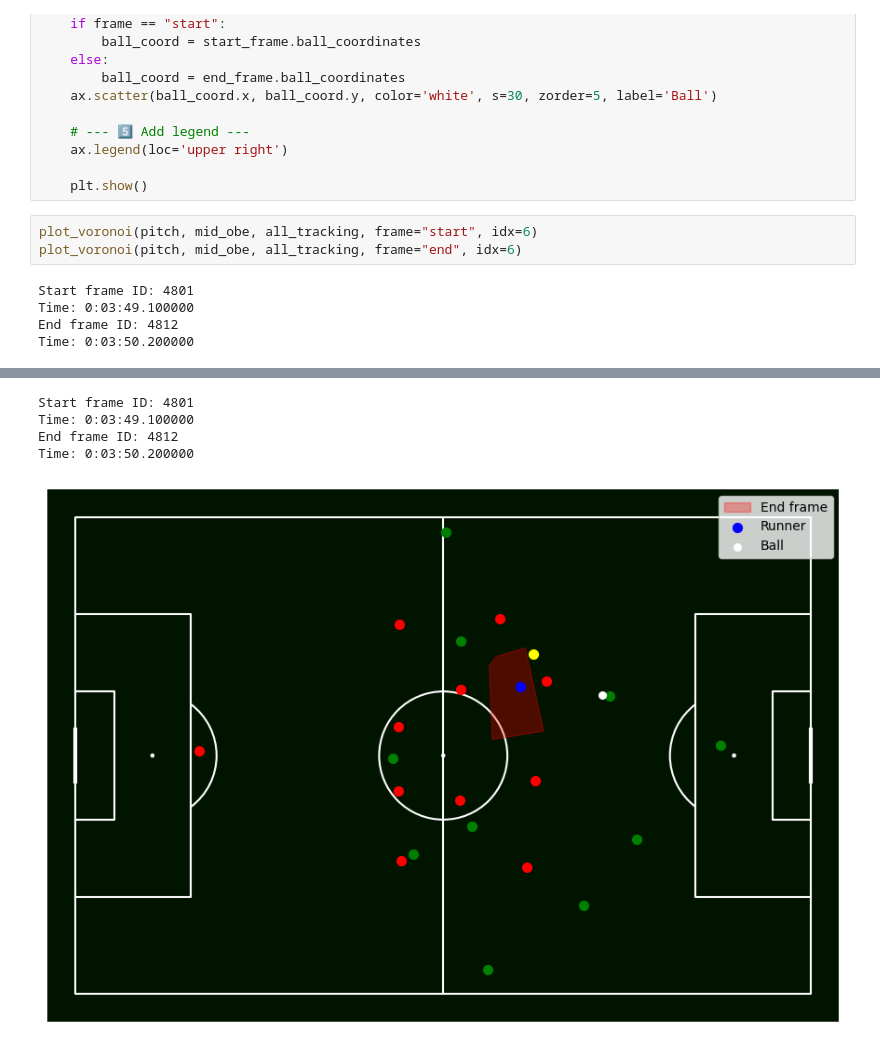
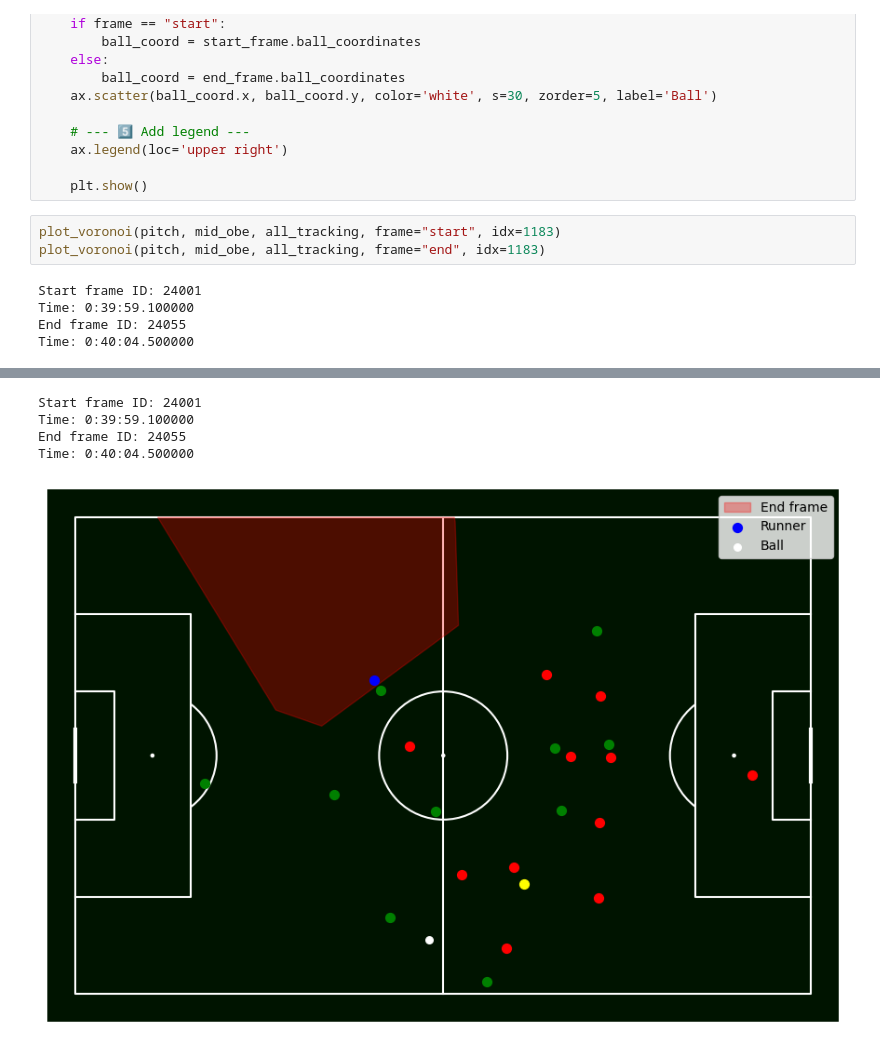
Before and after one commit to GabrielGausachs/analytics_cup_research, a Jupyter notebook: src/Utils/space_creation.ipynb, the cells around one changed output, grey strips where cells are left out. Drawn from its saved outputs; the diff is of its cells as text.

```diff
--- a/src/Utils/space_creation.ipynb
+++ b/src/Utils/space_creation.ipynb
@@ -344,10 +344,10 @@ def plot_voronoi(pitch, mid_obe, all_tracking, frame = "start", idx=121):
 
     plt.show()
 # %%
-plot_voronoi(pitch, mid_obe, all_tracking, frame="start", idx=6)
-plot_voronoi(pitch, mid_obe, all_tracking, frame="end", idx=6)
+plot_voronoi(pitch, mid_obe, all_tracking, frame="start", idx=1183)
+plot_voronoi(pitch, mid_obe, all_tracking, frame="end", idx=1183)
 # %% [output]
-Start frame ID: 4801
-Time: 0:03:49.100000
-End frame ID: 4812
-Time: 0:03:50.200000
+Start frame ID: 24001
+Time: 0:39:59.100000
+End frame ID: 24055
+Time: 0:40:04.500000
@@ -355,8 +355,8 @@ Time: 0:03:50.200000
-Start frame ID: 4801
-Time: 0:03:49.100000
-End frame ID: 4812
-Time: 0:03:50.200000
+Start frame ID: 24001
+Time: 0:39:59.100000
+End frame ID: 24055
+Time: 0:40:04.500000
-[figure, old version]
+[figure, new version]
 # %%
 # Find idx where the voronoi_area_end is smaller than voronoi_area_start
 smaller_area_idxs = mid_obe[mid_obe['voronoi_area_end'] < mid_obe['voronoi_area_start']].index.tolist()
```
Also changed, not shown: parts of 3 cells of this notebook.
